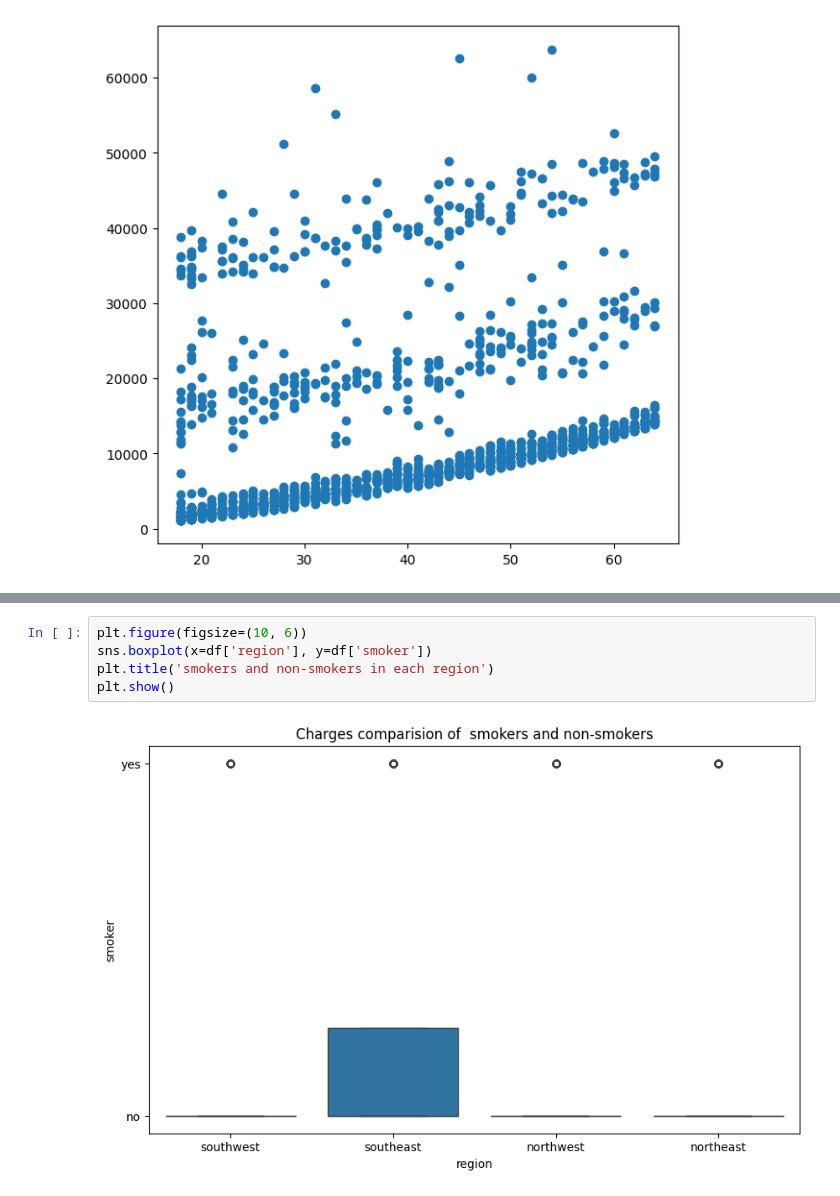
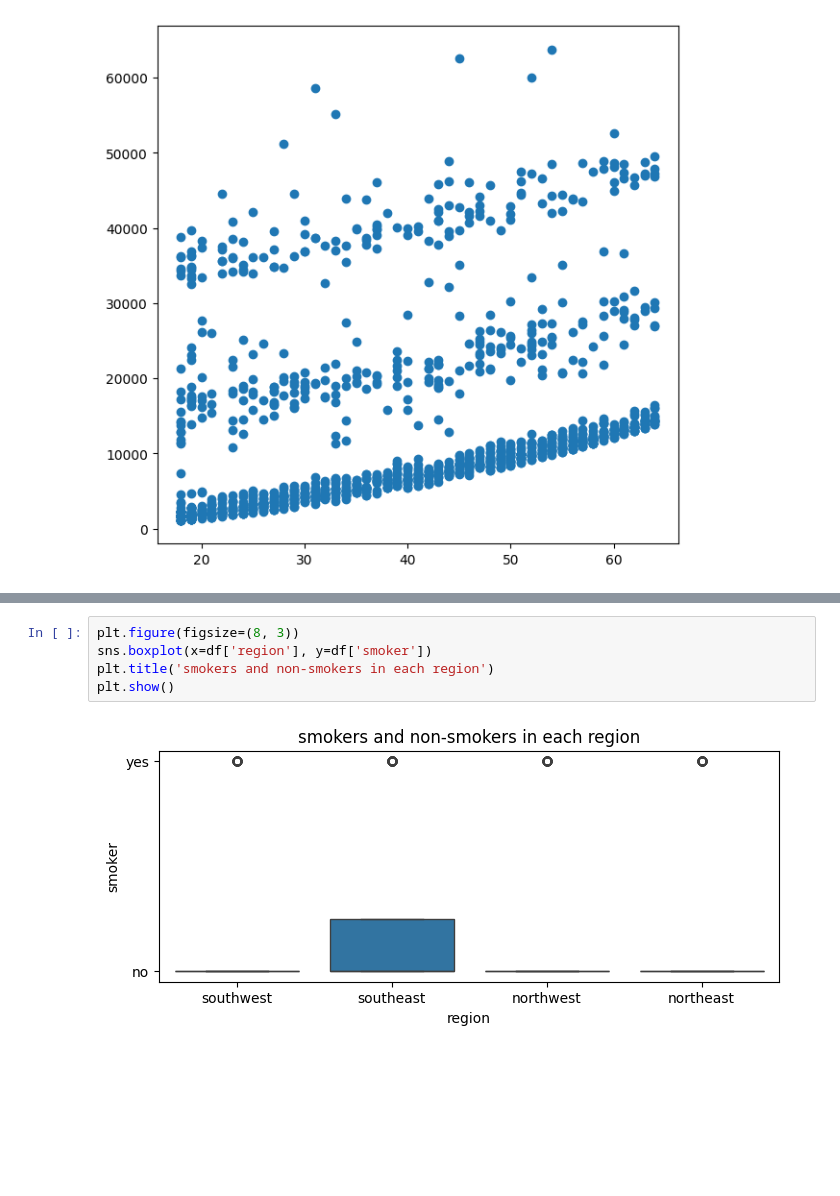
Before and after one commit to Rohan120805/DAVProject, a Jupyter notebook: code.ipynb, the cells around one changed output, grey strips where cells are left out. Saved outputs shown, nothing was run; the diff lists cells and outputs as text; blank space fills up the shorter version.

```diff
--- a/code.ipynb
+++ b/code.ipynb
@@ -83,7 +61,7 @@ plt.show()
 # %%
-plt.figure(figsize=(10, 6))
+plt.figure(figsize=(8, 3))
 sns.boxplot(x=df['region'], y=df['smoker'])
 plt.title('smokers and non-smokers in each region')
 plt.show()
 # %% [output]
-[figure, old version]
+[figure, new version]
```
Also changed, not shown: parts of 4 cells of this notebook.
